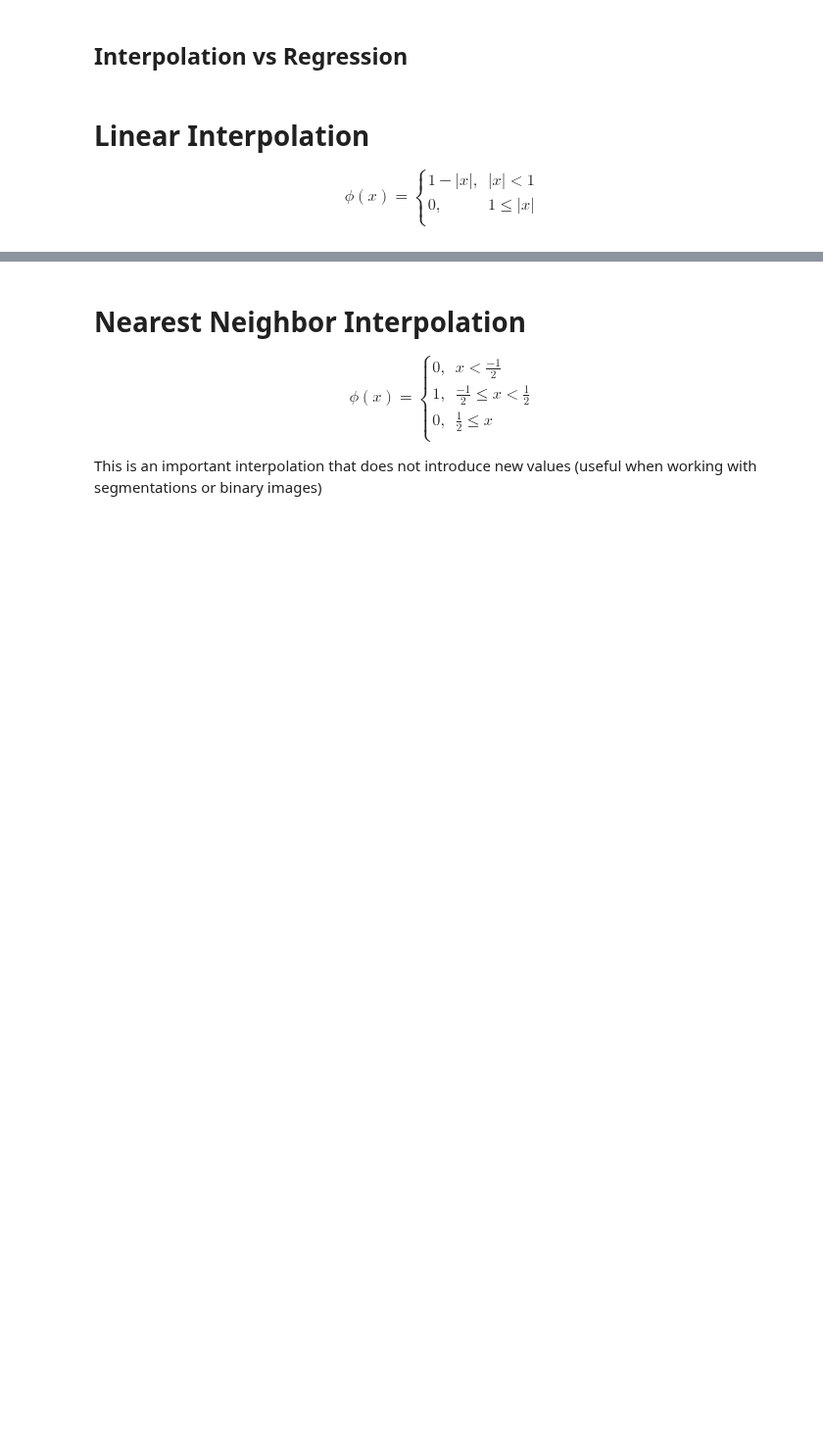
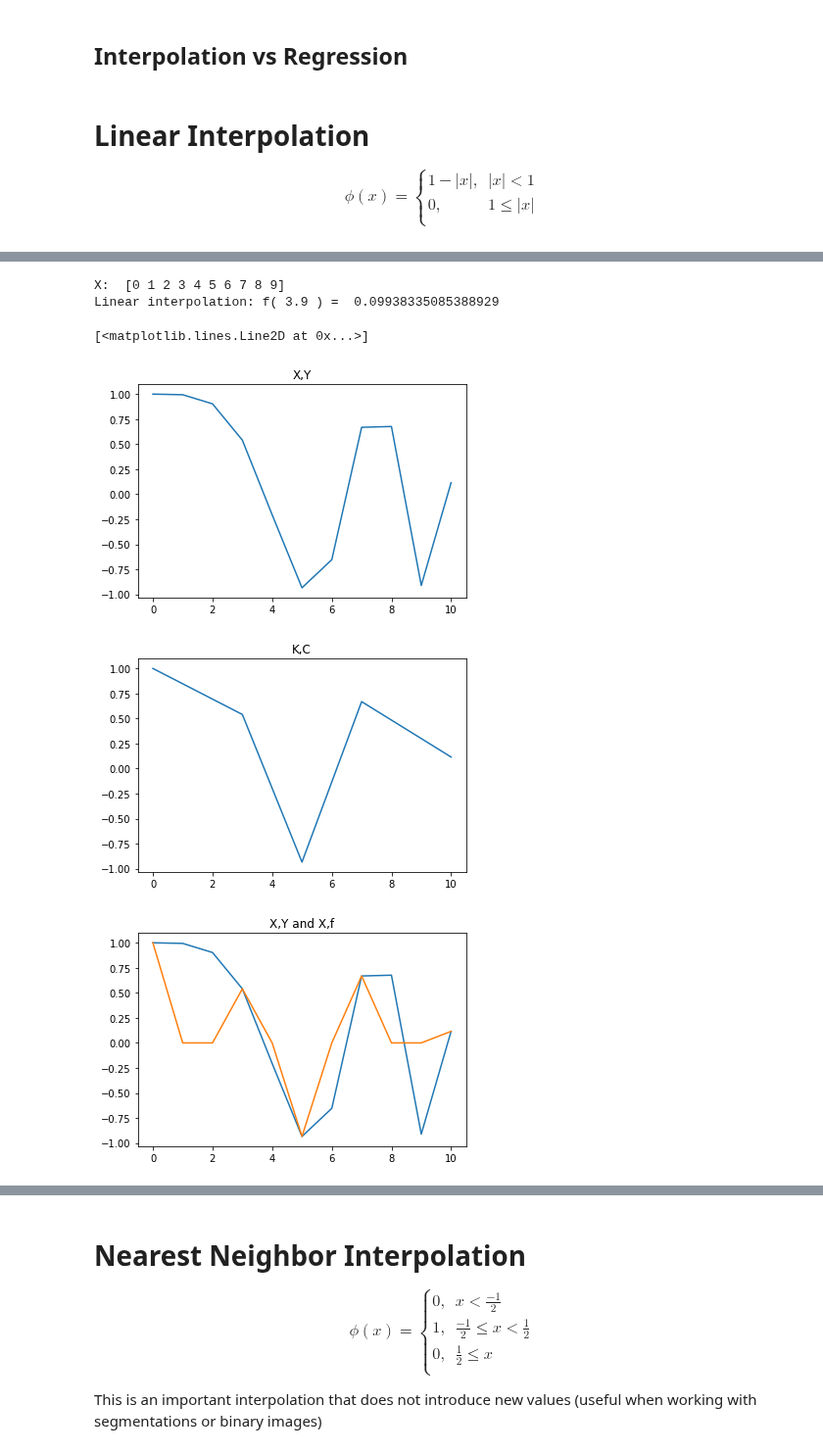
Before and after one commit to MedicalImageAnalysisTutorials/ImageRegistrationTutorial, a Jupyter notebook: IA_InterpolationTutorial.ipynb, the cells around one changed output, grey strips where cells are left out. Shown at 98% size. Saved outputs shown, nothing was run; the diff lists cells and outputs as text; code cells hidden in the pictures; blank space fills up the shorter version.

```diff
--- a/IA_InterpolationTutorial.ipynb
+++ b/IA_InterpolationTutorial.ipynb
@@ -171,3 +151,75 @@ Linear interpolation: f( 3.9 ) =  0.9998527815651753
+# %%
+## linear interpolation
+def phi(x):
+    if abs(x) < 1:
+        phi_value = 1- abs(x)
+    else:
+        phi_value = 0
+    return phi_value
+
+# interpolation using the above phi function
+def doInterpolation(x, c , k):
+    # x is a data point we need to predict its value f(x),
+    # c is interpolation coefficient computed from the available data points
+    # k is the integer points contains f(x)
+    fx = 0
+    for i in range(len(k)):
+        fx += c[i]*phi (x-k[i])
+    return fx
+
+
+# An example: .......................
+#X = np.linspace(0,10,101) # create data points from 0 to 10, 101 points
+X = np.array ([0,1,2,3,4,5,6,7,8,9,10 ])
+
+Y = np.cos(-X**2/9.0)     # create data values based on a function
+plt.title("X,Y")
+plt.plot(X,Y)
+
+print("X: ", X[:10])
+#K = np.linspace(0,10,11) # create data points from 0 to 10, 11 points
+K = np.array([0,3,5,7,10])
+C = np.cos(-K**2/9.0)    # create data values using the same function
+plt.figure()
+plt.title("K,C")
+plt.plot(K,C)
+# C is now our coeffcient c_k
+
+# assuming we want to find the value of f(x)=f(3.9)
+px = 3.9
+# this is how the call should look like
+#print("interpolation: f(", px,") = ", doInterpolation(px, Y,k))
+
+# X  0 0.1 0.1  1    3       7     10
+
+# K  0               3       7     10
+# c  2               5       9     12
+# c= f(K) = K+2
+
+# f(0)  =  2 * p(0-0) + 3 * p(0-3) + 7* p(00-7)  + 10 * p(0-10)
+#                1              0          0            0
+# f(1)  =  2 * p(1-0) + 3 * p(1-3) + 7* p(1-7)  + 10 * p(1-10)
+#                0              0          0            0
+
+# p(x) = 1-abs(x) if abs(x)<1 else 0
+
+
+px = 3.9
+print("Linear interpolation: f(", px,") = ", doInterpolation(px, Y,K))
+
+#plotting
+f=   [ doInterpolation(x,C,K) for x in X ]
+plt.figure()
+plt.title("X,Y and X,f")
+plt.plot(X,Y)
+plt.plot(X,f)
+# %% [output]
+X:  [0 1 2 3 4 5 6 7 8 9]
+Linear interpolation: f( 3.9 ) =  0.09938335085388929
+[<matplotlib.lines.Line2D at 0x...>]
+[figure, added]
+[figure, added]
+[figure, added]
 # %%
 # 2d linear interpolation
 # apply on an image
```
Also changed, not shown: parts of 12 cells of this notebook.
